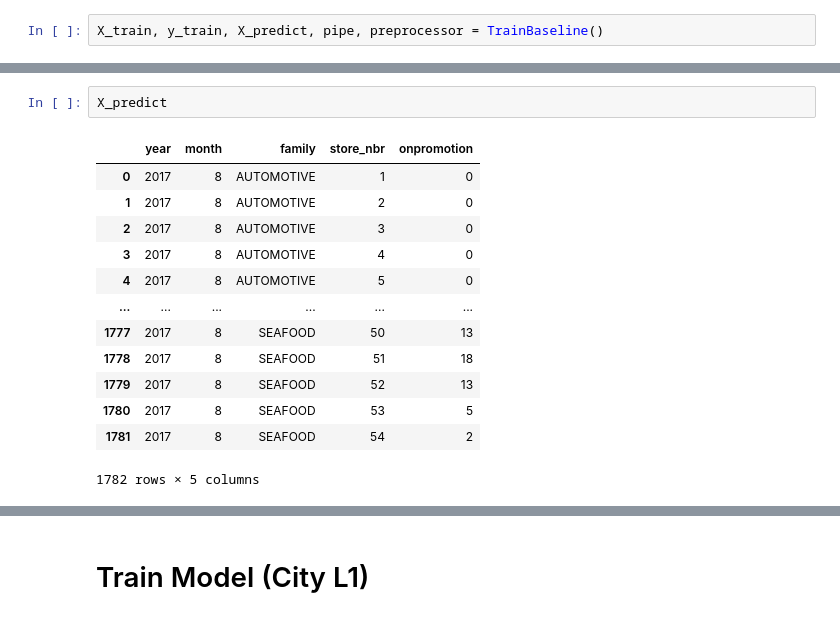
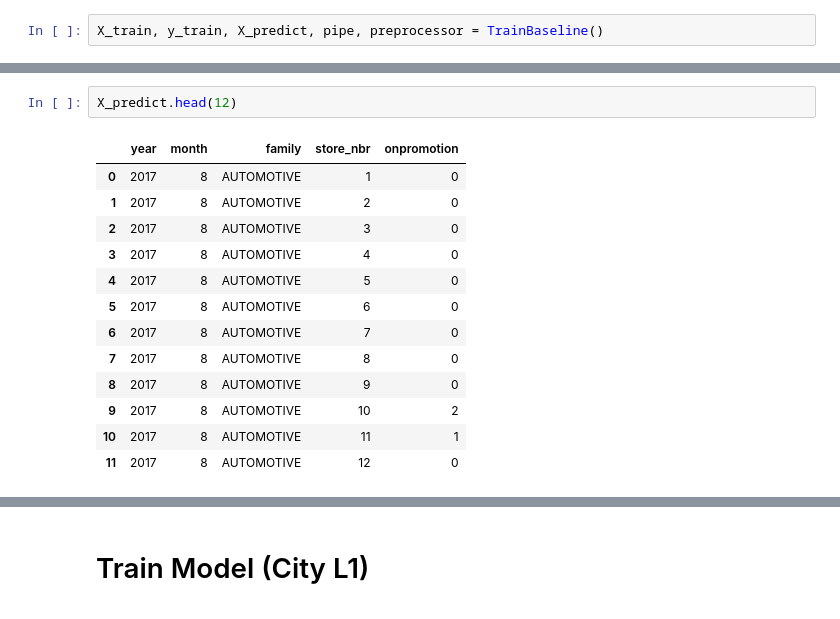
Before and after one commit to mrdaraujo/business_case_869, a Jupyter notebook: notebooks/victor_package_tests.ipynb, the cells around one changed output, grey strips where cells are left out. Saved outputs shown, nothing was run; the diff lists cells and outputs as text.

```diff
--- a/notebooks/victor_package_tests.ipynb
+++ b/notebooks/victor_package_tests.ipynb
@@ -50,19 +20,19 @@ Name: sales, Length: 99792, dtype: float64
 # %%
-X_predict
+X_predict.head(12)
 # %% [output]
 |  | year | month | family | store_nbr | onpromotion |
 | 0 | 2017 | 8 | AUTOMOTIVE | 1 | 0 |
 | 1 | 2017 | 8 | AUTOMOTIVE | 2 | 0 |
 | 2 | 2017 | 8 | AUTOMOTIVE | 3 | 0 |
 | 3 | 2017 | 8 | AUTOMOTIVE | 4 | 0 |
 | 4 | 2017 | 8 | AUTOMOTIVE | 5 | 0 |
-| ... | ... | ... | ... | ... | ... |
-| 1777 | 2017 | 8 | SEAFOOD | 50 | 13 |
-| 1778 | 2017 | 8 | SEAFOOD | 51 | 18 |
-| 1779 | 2017 | 8 | SEAFOOD | 52 | 13 |
-| 1780 | 2017 | 8 | SEAFOOD | 53 | 5 |
-| 1781 | 2017 | 8 | SEAFOOD | 54 | 2 |
+| 5 | 2017 | 8 | AUTOMOTIVE | 6 | 0 |
+| 6 | 2017 | 8 | AUTOMOTIVE | 7 | 0 |
+| 7 | 2017 | 8 | AUTOMOTIVE | 8 | 0 |
+| 8 | 2017 | 8 | AUTOMOTIVE | 9 | 0 |
+| 9 | 2017 | 8 | AUTOMOTIVE | 10 | 2 |
+| 10 | 2017 | 8 | AUTOMOTIVE | 11 | 1 |
+| 11 | 2017 | 8 | AUTOMOTIVE | 12 | 0 |
-1782 rows × 5 columns
 # %%
 job = joblib.load('model_baseline.joblib')
 job
```
Also changed, not shown: parts of 33 cells of this notebook, 13 other files.
